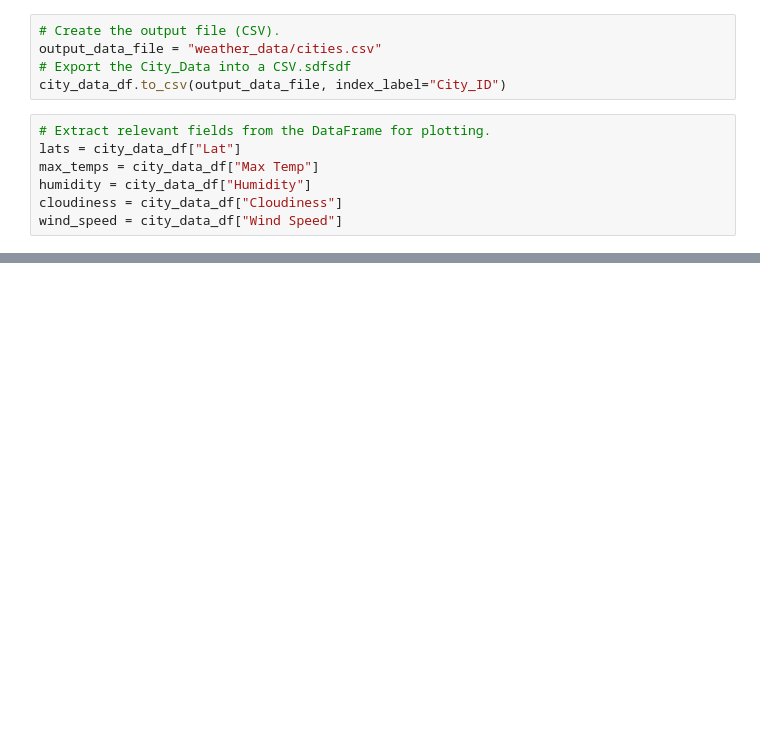
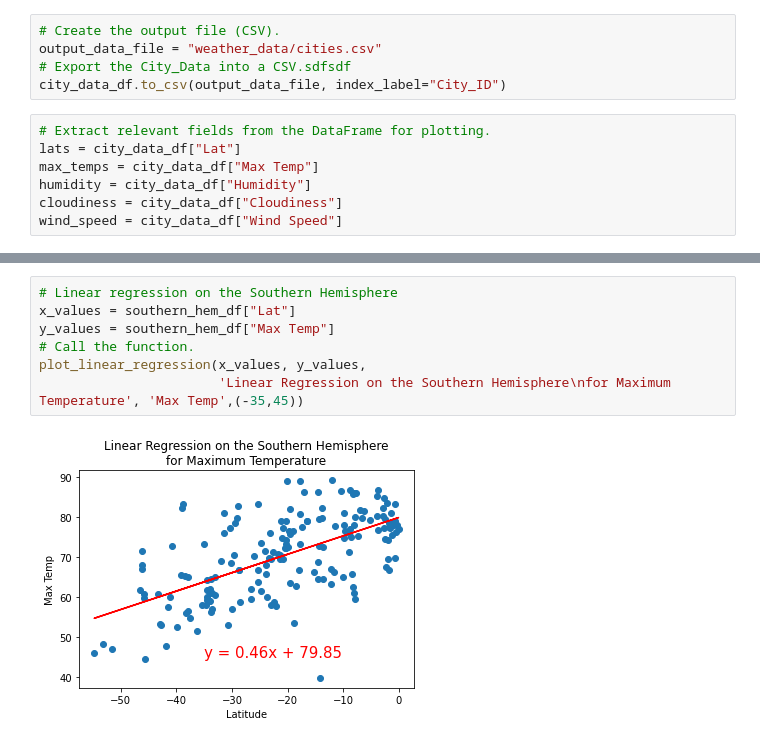
Before and after one commit to Kiehl012/World_Weather_Analysis, a Jupyter notebook: WeatherPy.ipynb, the cells around one changed output, grey strips where cells are left out. Cells and saved outputs as stored; diff of their text form; blank space fills up the shorter version.

```diff
--- a/WeatherPy.ipynb
+++ b/WeatherPy.ipynb
@@ -241,0 +279,9 @@ plt.show()
+# %%
+# Linear regression on the Southern Hemisphere
+x_values = southern_hem_df["Lat"]
+y_values = southern_hem_df["Max Temp"]
+# Call the function.
+plot_linear_regression(x_values, y_values,
+                       'Linear Regression on the Southern Hemisphere\nfor Maximum Temperature', 'Max Temp',(-35,45))
+# %% [output]
+[figure, added]
```
Also changed, not shown: parts of 18 cells of this notebook, 6 other files.
